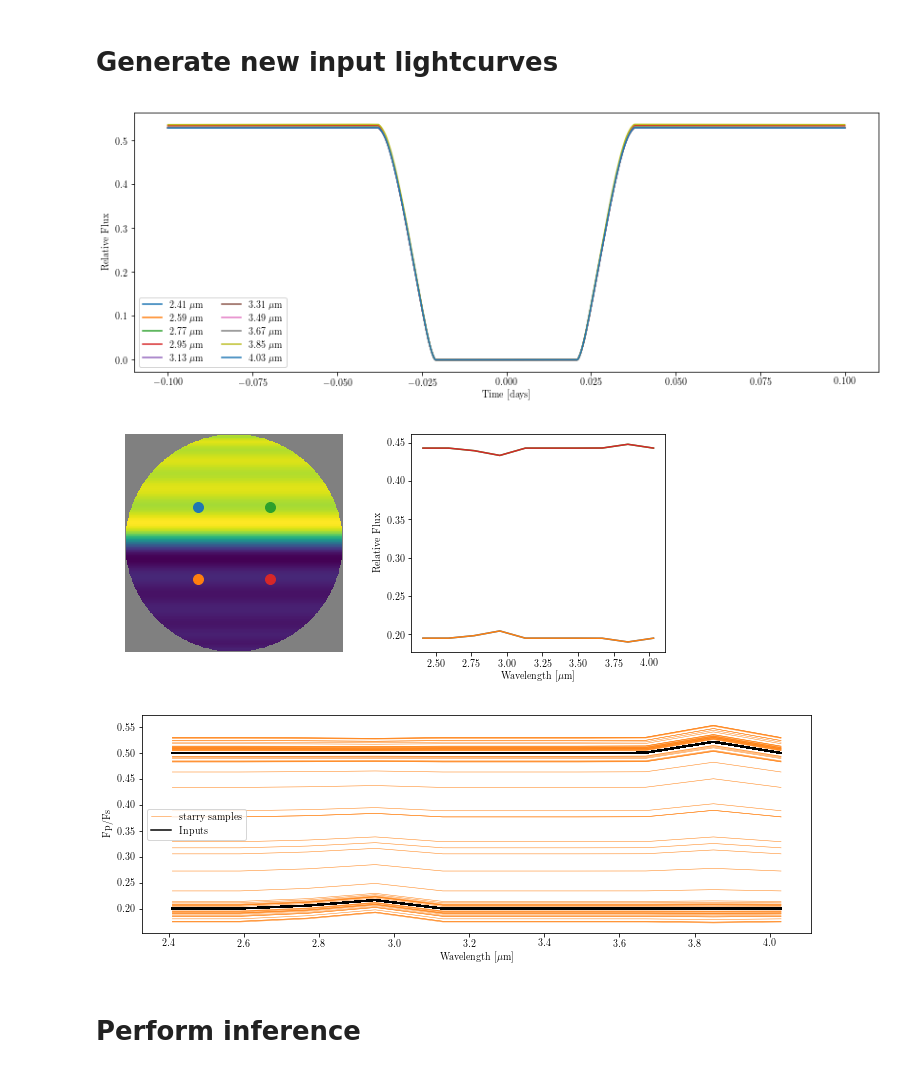
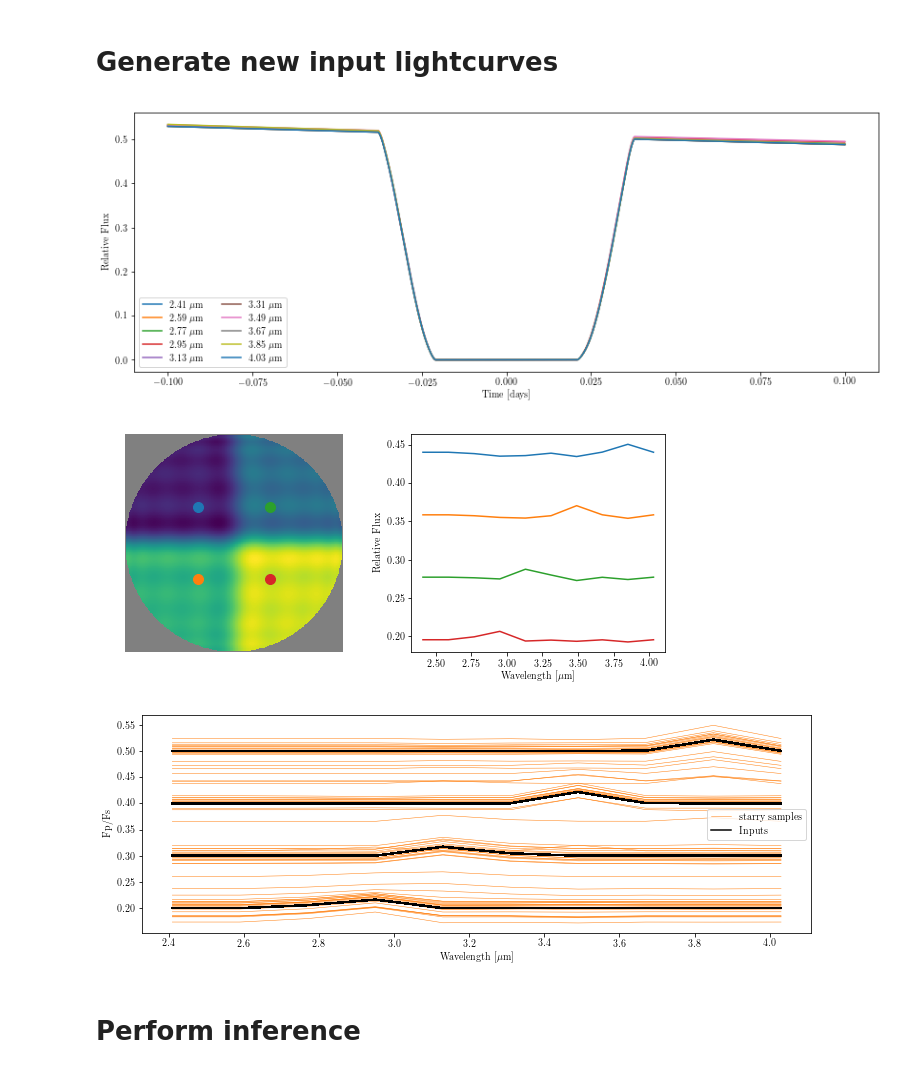
Before and after one commit to multidworlds/eigenspectra, a Jupyter notebook: master_spidermanalltheway.ipynb, the cells around one changed output. Saved outputs shown, nothing was run; the diff lists cells and outputs as text; code cells hidden in the pictures.

```diff
--- a/master_spidermanalltheway.ipynb
+++ b/master_spidermanalltheway.ipynb
@@ -123,7 +123,7 @@ Text(0, 0.5, 'Fp/Fs')
 # %% [markdown]
 # Use `gen_lightcurves.create_quadrant_map()` to paint the spectra onto the planet map
 # %%
-spaxels = gen_lightcurves.create_quadrant_map(f4, f4, f1, f1)
+spaxels = gen_lightcurves.create_quadrant_map(f1, f2, f3, f4)
 print(np.shape(spaxels))#3072
 print(np.shape(f1))
 show_orig_map(lamhr, spaxels);
@@ -134,21 +134,21 @@ show_orig_map(lamhr, spaxels);
 # %% [markdown]
 # Generate new input lightcurves
 # %%
-model_name = "hemis_vert_nofix"
+model_name = "quad_fiveeigencurves"
 
 # Generate the multi-wavelength eclipse lightcurves using starry
 time, lam, dlam, lcurves = gen_lightcurves.create_lightcurves_with_starry(lamhr, spaxels,
                                                                           plot_lightcurves = True,
                                                                           plot_diagnostic = True,
                                                                           plot_points_on_map_spec=True)
 
 # Save as a .npz file in data/input_lightcurves
 filename='data/input_lightcurves/'+model_name+'.npz'
 np.savez(filename,time=time,wl=lam,dwl=dlam,lightcurve=lcurves)
 # %% [output]
-[figure, old version]
+[figure, new version]
-[figure, old version]
+[figure, new version]
-[figure, old version]
+[figure, new version]
 # %% [markdown]
 # Perform inference
 # %%
```
Also changed, not shown: parts of 9 cells of this notebook.
